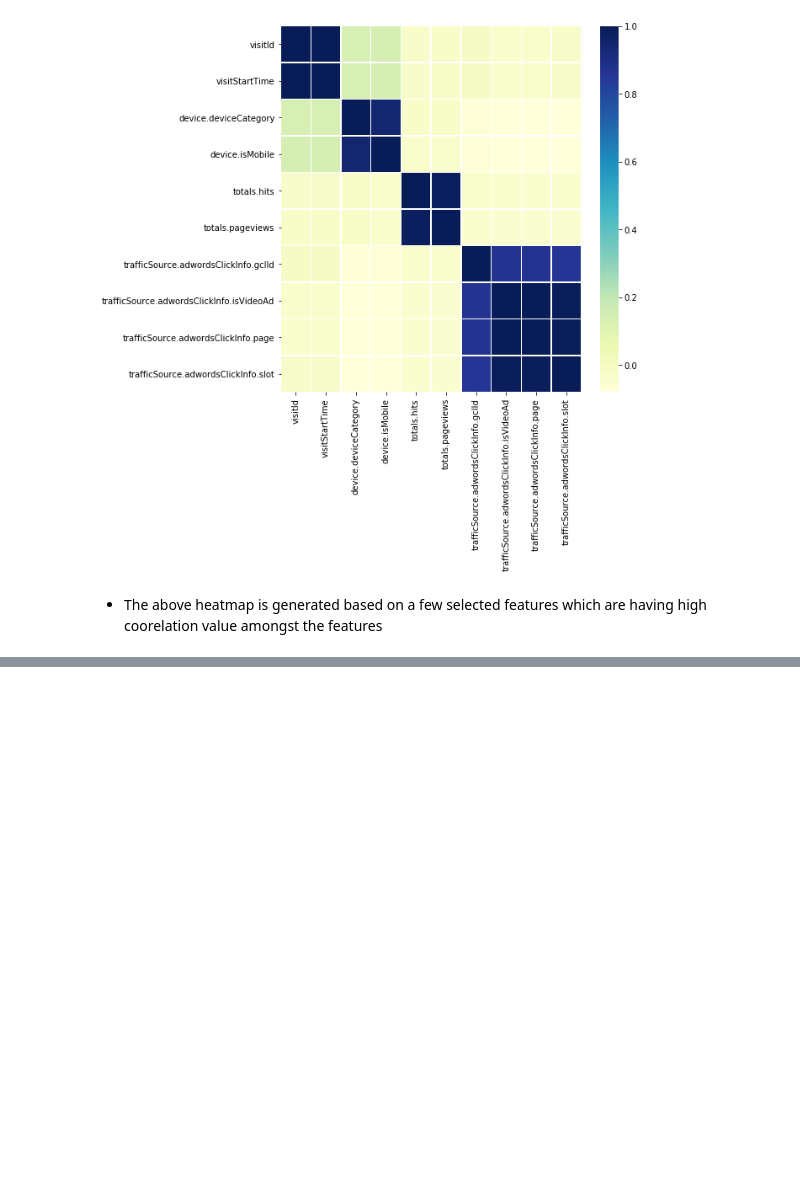
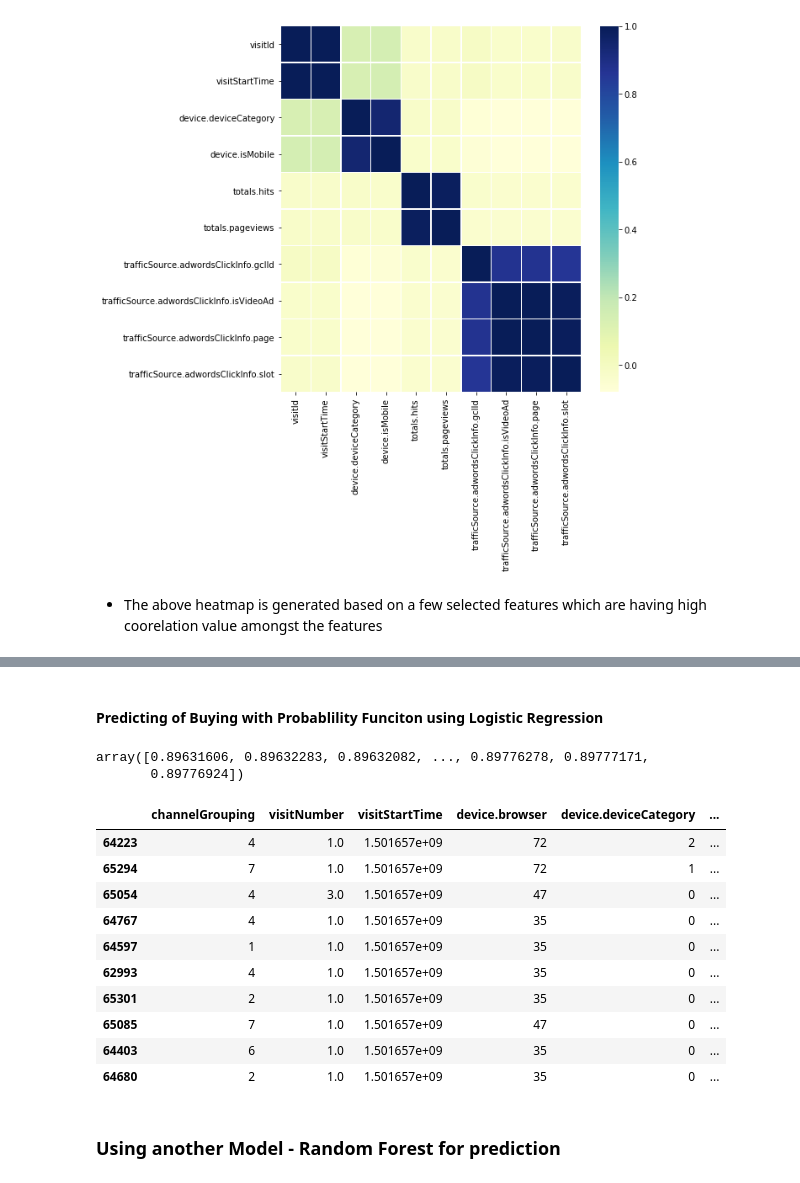
Before and after one commit to jaytorasakar8/Data-Science-Fundamentals, a Jupyter notebook: Homework 3/Customer Revenue Prediction - Kaggle.ipynb, the cells around one changed output, grey strips where cells are left out. Cells and saved outputs as stored; diff of their text form; code cells hidden in the pictures; blank space fills up the shorter version.

```diff
--- a/Homework 3/Customer Revenue Prediction - Kaggle.ipynb
+++ b/Homework 3/Customer Revenue Prediction - Kaggle.ipynb
@@ -345,0 +513,63 @@ external_df.isnull().sum() #Shows that there is no useless data present
+# %% [markdown]
+#### Predicting of Buying with Probablility Funciton using Logistic Regression
+# %%
+from sklearn.linear_model import LogisticRegression
+
+logistic_df = final_train_df
+logistic_columns = ['totals.hits','totals.newVisits', 'totals.pageviews', 'totals.bounces']
+logistic_df[logistic_columns] = logistic_df[logistic_columns].fillna(0.0).astype(int)
+#logistic_df.dtypes
+
+temp = final_train_y > 0.0
+temp = temp.astype(int)
+new_df = pd.DataFrame()
+new_df['target_value'] = temp
+
+
+feature_vars = numerical_columns + categorical_columns
+log_features = logistic_df[feature_vars].drop(['geoNetwork.region','trafficSource.adwordsClickInfo.gclId',
+                                       'trafficSource.campaign','trafficSource.keyword','trafficSource.adwordsClickInfo.slot',
+                                       'trafficSource.adwordsClickInfo.gclId'], axis=1)
+
+feature_vars_1 = ['totals.bounces', 'totals.hits', 'totals.newVisits',
+       'totals.pageviews', 'visitNumber', 'visitStartTime',
+       'channelGrouping', 'device.browser', 'device.deviceCategory',
+       'device.operatingSystem', 'geoNetwork.city',
+       'geoNetwork.continent', 'geoNetwork.country', 'geoNetwork.metro',
+       'geoNetwork.networkDomain', 'geoNetwork.subContinent',
+       'trafficSource.adContent',
+       'trafficSource.adwordsClickInfo.adNetworkType',
+       'trafficSource.adwordsClickInfo.isVideoAd',
+       'trafficSource.adwordsClickInfo.page',
+       'trafficSource.isTrueDirect', 'trafficSource.medium',
+       'trafficSource.referralPath', 'trafficSource.source']
+
+clf = LogisticRegression(random_state=0, solver='lbfgs', multi_class='multinomial').fit(logistic_df[feature_vars_1], new_df)
+clf.predict_proba(logistic_df[feature_vars_1])[:,0]
+# %% [output]
+array([0.89631606, 0.89632283, 0.89632082, ..., 0.89776278, 0.89777171,
+       0.89776924])
+# %%
+regression_df = train_df
+regression_features = list(regression_df.columns.values)
+
+regression_df = regression_df[regression_features].drop(['geoNetwork.region','trafficSource.adwordsClickInfo.gclId','trafficSource.adwordsClickInfo.slot','trafficSource.campaign','trafficSource.keyword'], axis=1)
+# %%
+regression_df['probs'] = clf.predict_proba(log_features)[:,0]
+regression_df = regression_df.sort_values(by='probs', ascending=False)
+# %%
+regression_df.head(10)
+# %% [output]
+|  | channelGrouping | visitNumber | visitStartTime | device.browser | device.deviceCategory | ... |
+| 64223 | 4 | 1.0 | 1.501657e+09 | 72 | 2 | ... |
+| 65294 | 7 | 1.0 | 1.501657e+09 | 72 | 1 | ... |
+| 65054 | 4 | 3.0 | 1.501657e+09 | 47 | 0 | ... |
+| 64767 | 4 | 1.0 | 1.501657e+09 | 35 | 0 | ... |
+| 64597 | 1 | 1.0 | 1.501657e+09 | 35 | 0 | ... |
+| 62993 | 4 | 1.0 | 1.501657e+09 | 35 | 0 | ... |
+| 65301 | 2 | 1.0 | 1.501657e+09 | 35 | 0 | ... |
+| 65085 | 7 | 1.0 | 1.501657e+09 | 47 | 0 | ... |
+| 64403 | 6 | 1.0 | 1.501657e+09 | 35 | 0 | ... |
+| 64680 | 2 | 1.0 | 1.501657e+09 | 35 | 0 | ... |
+# %% [markdown]
+### Using another Model - Random Forest for prediction
```
Also changed, not shown: parts of 40 cells of this notebook, 14 other files.
